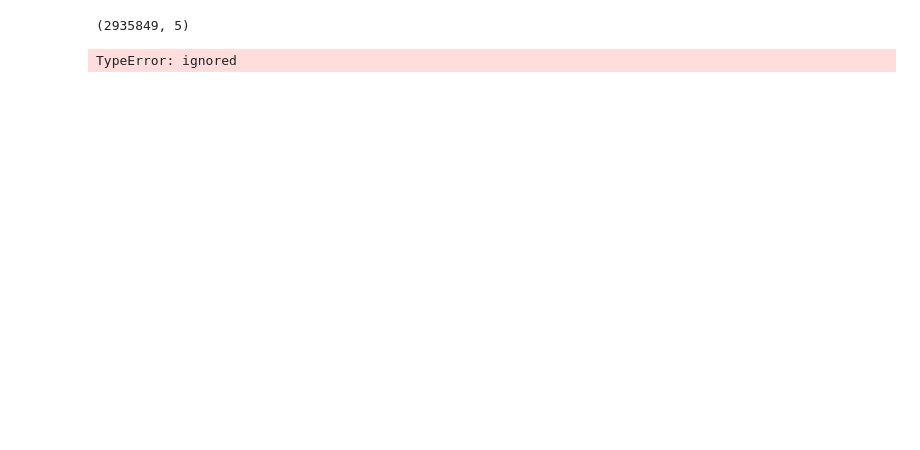
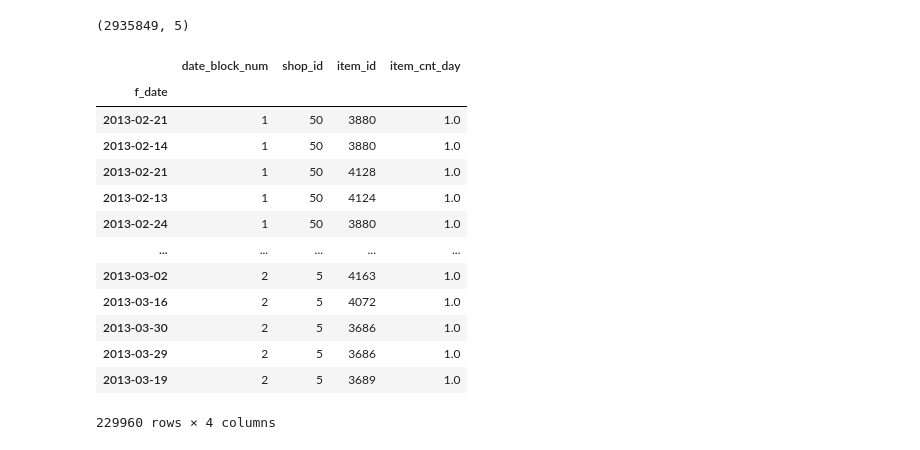
Before and after one commit to fgith/data-science, a Jupyter notebook: temp/new.ipynb, the cells around one changed output. Saved outputs shown, nothing was run; the diff lists cells and outputs as text; code cells hidden in the pictures; blank space fills up the shorter version.

```diff
--- a/temp/new.ipynb
+++ b/temp/new.ipynb
@@ -35,12 +47,35 @@ sales_train.shape
 # %%
 # sales_train.date_block_num.unique()
 
 # filt = sales_train['date_block_num']==1
 # display(sales_train[filt])
 
 
-# sales_train.set_index('f_date',inplace=True)
-sales_train['2013-02-14'].where()
+sales_train.set_index('f_date',inplace=True)
+t = sales_train['2013-02-15']
+# t.loc[t['shop_id'] == 50].sort_values(by='item_id')
+
+t1 = t.loc[t['shop_id'] == 50].sort_values(by='item_id')
+t1
+# t1['2013-02']
+
+t2 = sales_train['2013-02':'2013-03']
+
+# t2 = t2.asfreq(freq='1M')
+t2
 # %% [output]
+|  | date_block_num | shop_id | item_id | item_cnt_day |
+| f_date |  |  |  |  |
+| 2013-02-21 | 1 | 50 | 3880 | 1.0 |
+| 2013-02-14 | 1 | 50 | 3880 | 1.0 |
+| 2013-02-21 | 1 | 50 | 4128 | 1.0 |
+| 2013-02-13 | 1 | 50 | 4124 | 1.0 |
+| 2013-02-24 | 1 | 50 | 3880 | 1.0 |
+| ... | ... | ... | ... | ... |
+| 2013-03-02 | 2 | 5 | 4163 | 1.0 |
+| 2013-03-16 | 2 | 5 | 4072 | 1.0 |
+| 2013-03-30 | 2 | 5 | 3686 | 1.0 |
+| 2013-03-29 | 2 | 5 | 3686 | 1.0 |
+| 2013-03-19 | 2 | 5 | 3689 | 1.0 |
-TypeError: ignored
+229960 rows × 4 columns
 # %%
```
Also changed, not shown: parts of 4 cells of this notebook.
